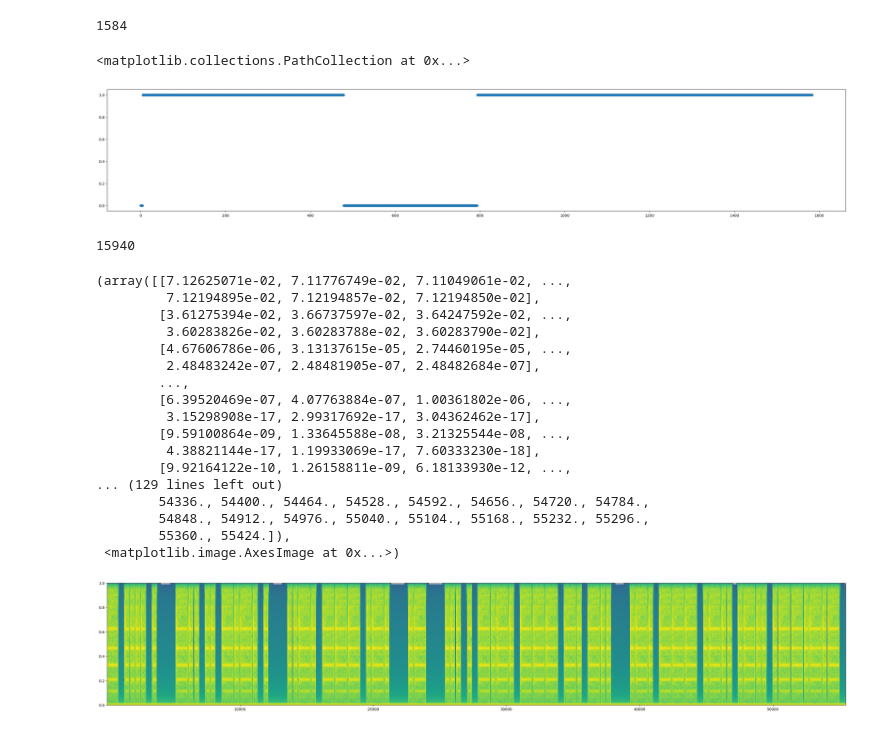
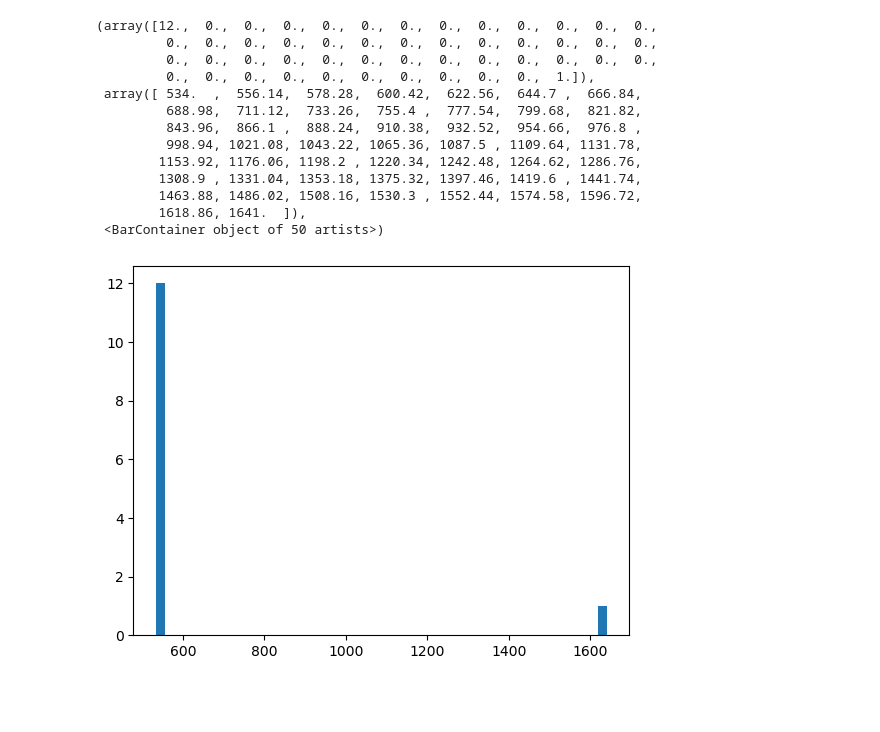
Before and after one commit to glinkaz/morseCodeApplication, a Jupyter notebook: algorithmic.ipynb, the cells around one changed output. Cells and saved outputs as stored; diff of their text form; code cells hidden in the pictures; blank space fills up the shorter version.

```diff
--- a/algorithmic.ipynb
+++ b/algorithmic.ipynb
@@ -196,40 +185,28 @@ plt.hist([i for i in new_list if abs(i)>50 and i >0])
-# %%
-smaller_bin = []
-for i in range(len(new_bin_samples)//10):
-    smaller_bin.append((1 if np.mean(new_bin_samples[i-5:i+5]) > 0.5 else 0))
-# %%
-len(smaller_bin)
-# %% [output]
-1584
-# %%
-fig = plt.figure(figsize=(36, 6))
-plt.scatter(range(len(smaller_bin)), smaller_bin)
-# %% [output]
-<matplotlib.collections.PathCollection at 0x...>
-[figure, removed]
-# %%
-len(bin_samples)
-# %% [output]
-15940
-# %%
-fig = plt.figure(figsize=(36, 6))
-plt.specgram(new_samples)
-# %% [output]
-(array([[7.12625071e-02, 7.11776749e-02, 7.11049061e-02, ...,
-         7.12194895e-02, 7.12194857e-02, 7.12194850e-02],
-        [3.61275394e-02, 3.66737597e-02, 3.64247592e-02, ...,
-         3.60283826e-02, 3.60283788e-02, 3.60283790e-02],
-        [4.67606786e-06, 3.13137615e-05, 2.74460195e-05, ...,
-         2.48483242e-07, 2.48481905e-07, 2.48482684e-07],
-        ...,
-        [6.39520469e-07, 4.07763884e-07, 1.00361802e-06, ...,
-         3.15298908e-17, 2.99317692e-17, 3.04362462e-17],
-        [9.59100864e-09, 1.33645588e-08, 3.21325544e-08, ...,
-         4.38821144e-17, 1.19933069e-17, 7.60333230e-18],
-        [9.92164122e-10, 1.26158811e-09, 6.18133930e-12, ...,
-... (129 lines left out)
-        54336., 54400., 54464., 54528., 54592., 54656., 54720., 54784.,
-        54848., 54912., 54976., 55040., 55104., 55168., 55232., 55296.,
-        55360., 55424.]),
- <matplotlib.image.AxesImage at 0x...>)
-[figure, removed]
+# %%
+new_list = []
+k = 0
+for i in range(len(new_bin_samples)-1):
+    if new_bin_samples[i] != new_bin_samples[i+1]:
+        if new_bin_samples[i] == 1:
+            new_list.append(i-k+1)
+        else:
+            new_list.append(-(i+1-k))
+        k = i
+new_list.append(len(new_bin_samples)-k)
+# %%
+plt.hist([i for i in new_list if i >0], 50)
+# %% [output]
+(array([12.,  0.,  0.,  0.,  0.,  0.,  0.,  0.,  0.,  0.,  0.,  0.,  0.,
+         0.,  0.,  0.,  0.,  0.,  0.,  0.,  0.,  0.,  0.,  0.,  0.,  0.,
+         0.,  0.,  0.,  0.,  0.,  0.,  0.,  0.,  0.,  0.,  0.,  0.,  0.,
+         0.,  0.,  0.,  0.,  0.,  0.,  0.,  0.,  0.,  0.,  1.]),
+ array([ 534.  ,  556.14,  578.28,  600.42,  622.56,  644.7 ,  666.84,
+         688.98,  711.12,  733.26,  755.4 ,  777.54,  799.68,  821.82,
+         843.96,  866.1 ,  888.24,  910.38,  932.52,  954.66,  976.8 ,
+         998.94, 1021.08, 1043.22, 1065.36, 1087.5 , 1109.64, 1131.78,
+        1153.92, 1176.06, 1198.2 , 1220.34, 1242.48, 1264.62, 1286.76,
+        1308.9 , 1331.04, 1353.18, 1375.32, 1397.46, 1419.6 , 1441.74,
+        1463.88, 1486.02, 1508.16, 1530.3 , 1552.44, 1574.58, 1596.72,
+        1618.86, 1641.  ]),
+ <BarContainer object of 50 artists>)
+[figure, added]
```
Also changed, not shown: parts of 68 cells of this notebook.
